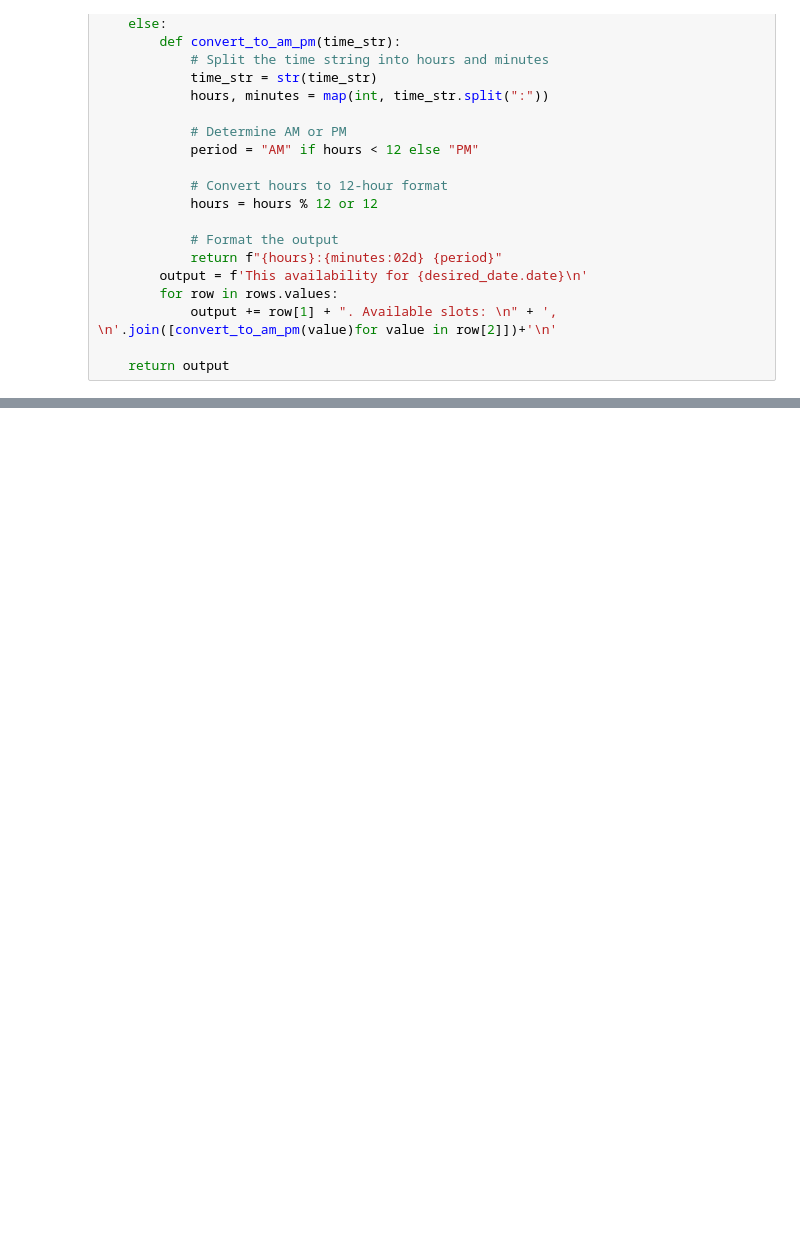
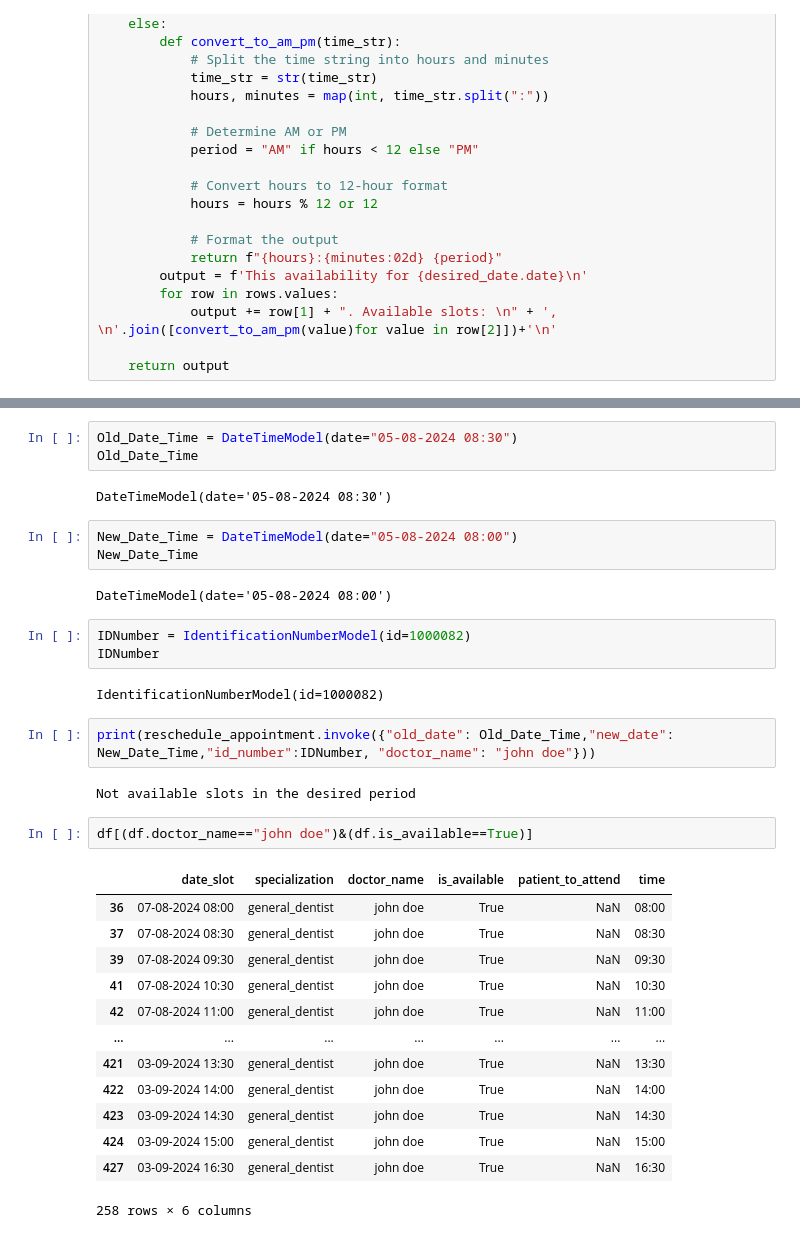
Before and after one commit to FraidoonOmarzai/agentic_ai, a Jupyter notebook: dr_appointment/notebook/experiments.ipynb, the cells around one changed output, grey strips where cells are left out. Cells and saved outputs as stored; diff of their text form; blank space fills up the shorter version.

```diff
--- a/dr_appointment/notebook/experiments.ipynb
+++ b/dr_appointment/notebook/experiments.ipynb
@@ -206,0 +343,35 @@ kevin anderson. Available slots:
+# %%
+Old_Date_Time = DateTimeModel(date="05-08-2024 08:30")
+Old_Date_Time
+# %% [output]
+DateTimeModel(date='05-08-2024 08:30')
+# %%
+New_Date_Time = DateTimeModel(date="05-08-2024 08:00")
+New_Date_Time
+# %% [output]
+DateTimeModel(date='05-08-2024 08:00')
+# %%
+IDNumber = IdentificationNumberModel(id=1000082)
+IDNumber
+# %% [output]
+IdentificationNumberModel(id=1000082)
+# %%
+print(reschedule_appointment.invoke({"old_date": Old_Date_Time,"new_date": New_Date_Time,"id_number":IDNumber, "doctor_name": "john doe"}))
+# %% [output]
+Not available slots in the desired period
+# %%
+df[(df.doctor_name=="john doe")&(df.is_available==True)]
+# %% [output]
+|  | date_slot | specialization | doctor_name | is_available | patient_to_attend | time |
+| 36 | 07-08-2024 08:00 | general_dentist | john doe | True | NaN | 08:00 |
+| 37 | 07-08-2024 08:30 | general_dentist | john doe | True | NaN | 08:30 |
+| 39 | 07-08-2024 09:30 | general_dentist | john doe | True | NaN | 09:30 |
+| 41 | 07-08-2024 10:30 | general_dentist | john doe | True | NaN | 10:30 |
+| 42 | 07-08-2024 11:00 | general_dentist | john doe | True | NaN | 11:00 |
+| ... | ... | ... | ... | ... | ... | ... |
+| 421 | 03-09-2024 13:30 | general_dentist | john doe | True | NaN | 13:30 |
+| 422 | 03-09-2024 14:00 | general_dentist | john doe | True | NaN | 14:00 |
+| 423 | 03-09-2024 14:30 | general_dentist | john doe | True | NaN | 14:30 |
+| 424 | 03-09-2024 15:00 | general_dentist | john doe | True | NaN | 15:00 |
+| 427 | 03-09-2024 16:30 | general_dentist | john doe | True | NaN | 16:30 |
+258 rows × 6 columns
```
Also changed, not shown: parts of 35 cells of this notebook, 27 other files.
